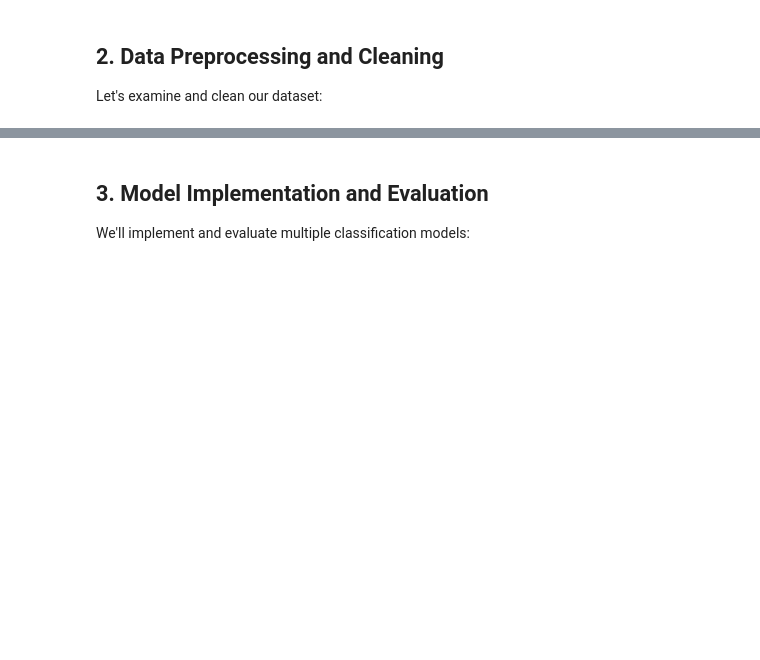
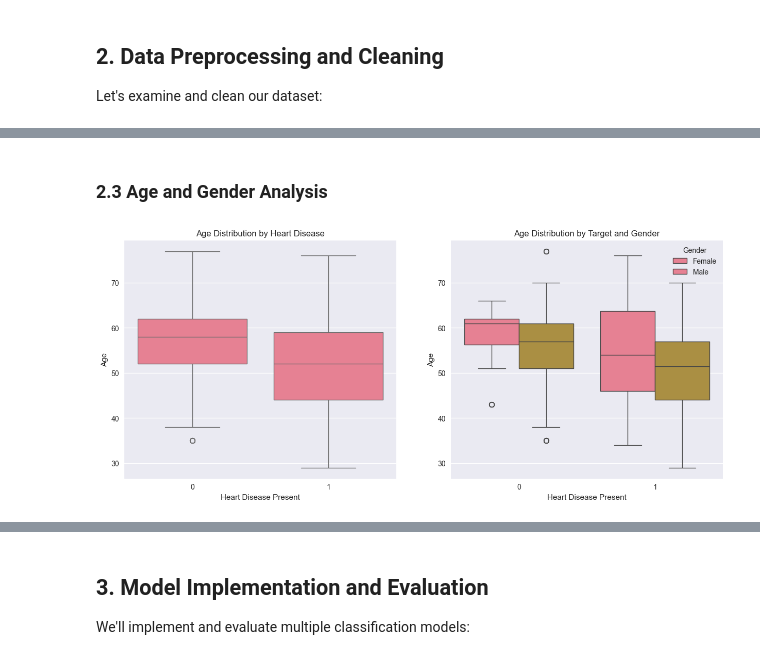
Before and after one commit to carul17/GBC_AMML_Project_Personal, a Jupyter notebook: heart_disease_analysis.ipynb, the cells around one changed output, grey strips where cells are left out. Saved outputs shown, nothing was run; the diff lists cells and outputs as text; code cells hidden in the pictures; blank space fills up the shorter version.

```diff
--- a/heart_disease_analysis.ipynb
+++ b/heart_disease_analysis.ipynb
@@ -102,0 +163,23 @@ plt.tight_layout()
+# %% [markdown]
+### 2.3 Age and Gender Analysis
+# %%
+plt.figure(figsize=(15, 6))
+
+# Age distribution by target
+plt.subplot(1, 2, 1)
+sns.boxplot(data=df, x='target', y='age')
+plt.title('Age Distribution by Heart Disease')
+plt.xlabel('Heart Disease Present')
+plt.ylabel('Age')
+
+# Age distribution by target and gender
+plt.subplot(1, 2, 2)
+sns.boxplot(data=df, x='target', y='age', hue='sex')
+plt.title('Age Distribution by Target and Gender')
+plt.xlabel('Heart Disease Present')
+plt.ylabel('Age')
+plt.legend(title='Gender', labels=['Female', 'Male'])
+
+plt.show()
+# %% [output]
+[figure, added]
```
Also changed, not shown: parts of 33 cells of this notebook.
